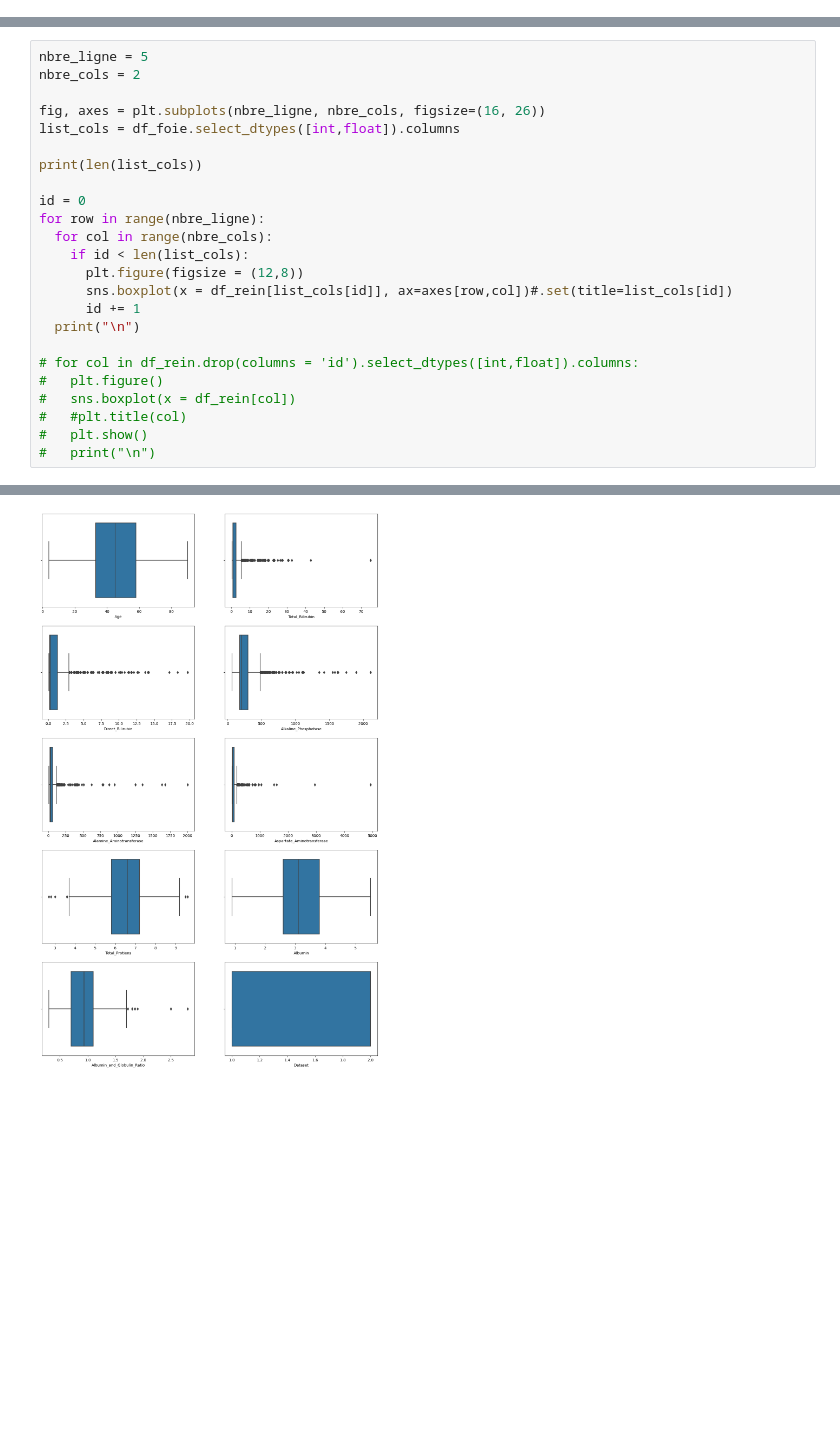
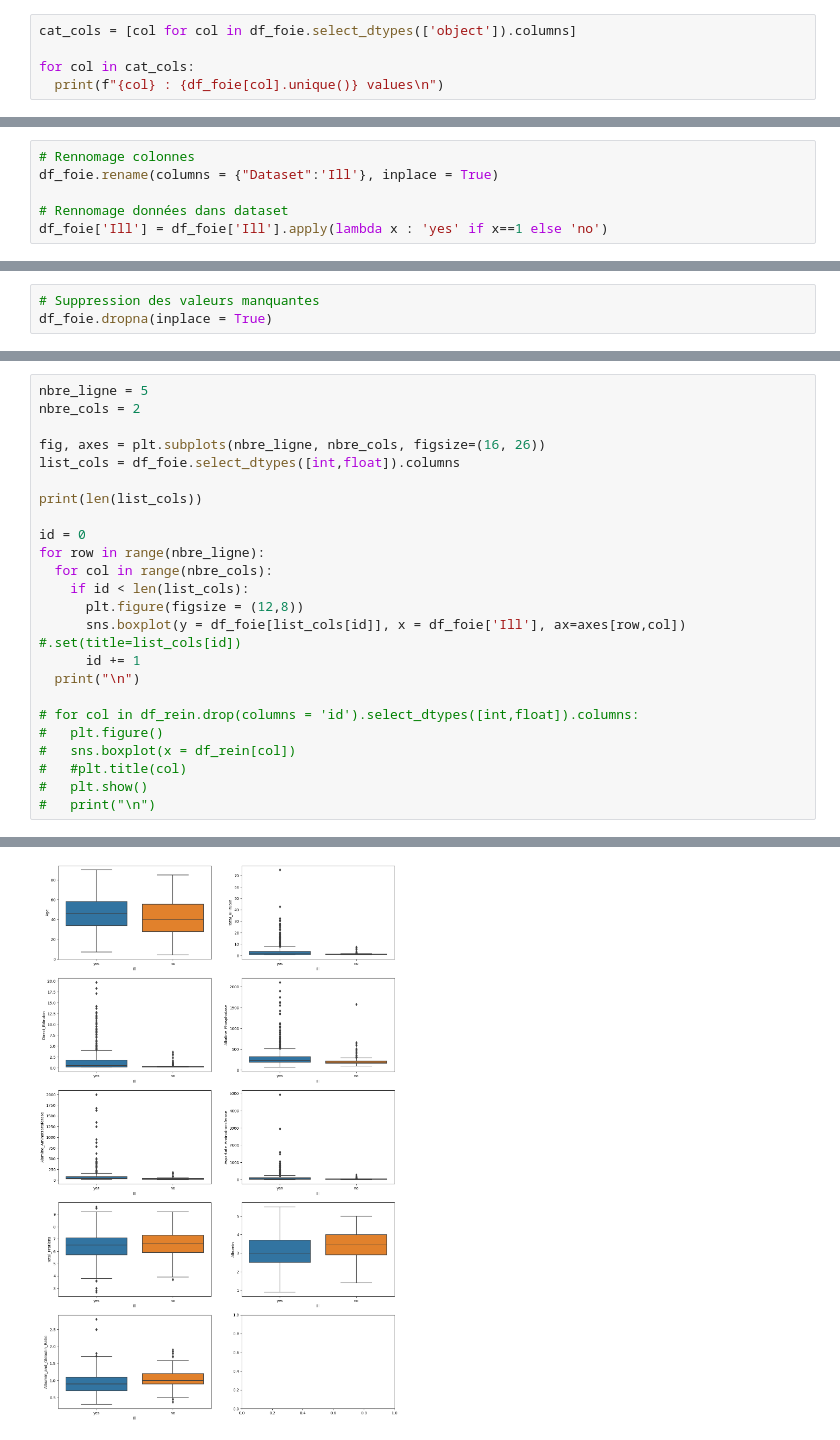
Before and after one commit to GITGENome/foie, a Jupyter notebook: Etude_maladie_foie.ipynb, the cells around one changed output, grey strips where cells are left out. Cells and saved outputs as stored; diff of their text form; blank space fills up the shorter version.

```diff
--- a/Etude_maladie_foie.ipynb
+++ b/Etude_maladie_foie.ipynb
@@ -35,0 +77,5 @@ Name: Dataset, dtype: int64
+# %%
+cat_cols = [col for col in df_foie.select_dtypes(['object']).columns]
+
+for col in cat_cols:
+  print(f"{col} : {df_foie[col].unique()} values\n")
@@ -35,0 +90,6 @@ Name: Dataset, dtype: int64
+# %%
+# Rennomage colonnes
+df_foie.rename(columns = {"Dataset":'Ill'}, inplace = True)
+
+# Rennomage données dans dataset
+df_foie['Ill'] = df_foie['Ill'].apply(lambda x : 'yes' if x==1 else 'no')
@@ -52,3 +125,6 @@ df_foie
+# %%
+# Suppression des valeurs manquantes
+df_foie.dropna(inplace = True)
 # %%
 for col in df_foie.select_dtypes(object).columns:
   print(df_foie[col].value_counts())
@@ -85,7 +171,7 @@ for row in range(nbre_ligne):
   for col in range(nbre_cols):
     if id < len(list_cols):
       plt.figure(figsize = (12,8))
-      sns.boxplot(x = df_rein[list_cols[id]], ax=axes[row,col])#.set(title=list_cols[id])
+      sns.boxplot(y = df_foie[list_cols[id]], x = df_foie['Ill'], ax=axes[row,col]) #.set(title=list_cols[id])
       id += 1
   print("\n")
 
@@ -100,4 +186,4 @@ for row in range(nbre_ligne):
-[figure, old version]
+[figure, new version]
 <Figure size 1200x800 with 0 Axes>
 <Figure size 1200x800 with 0 Axes>
 <Figure size 1200x800 with 0 Axes>
```
Also changed, not shown: parts of 46 cells of this notebook.
